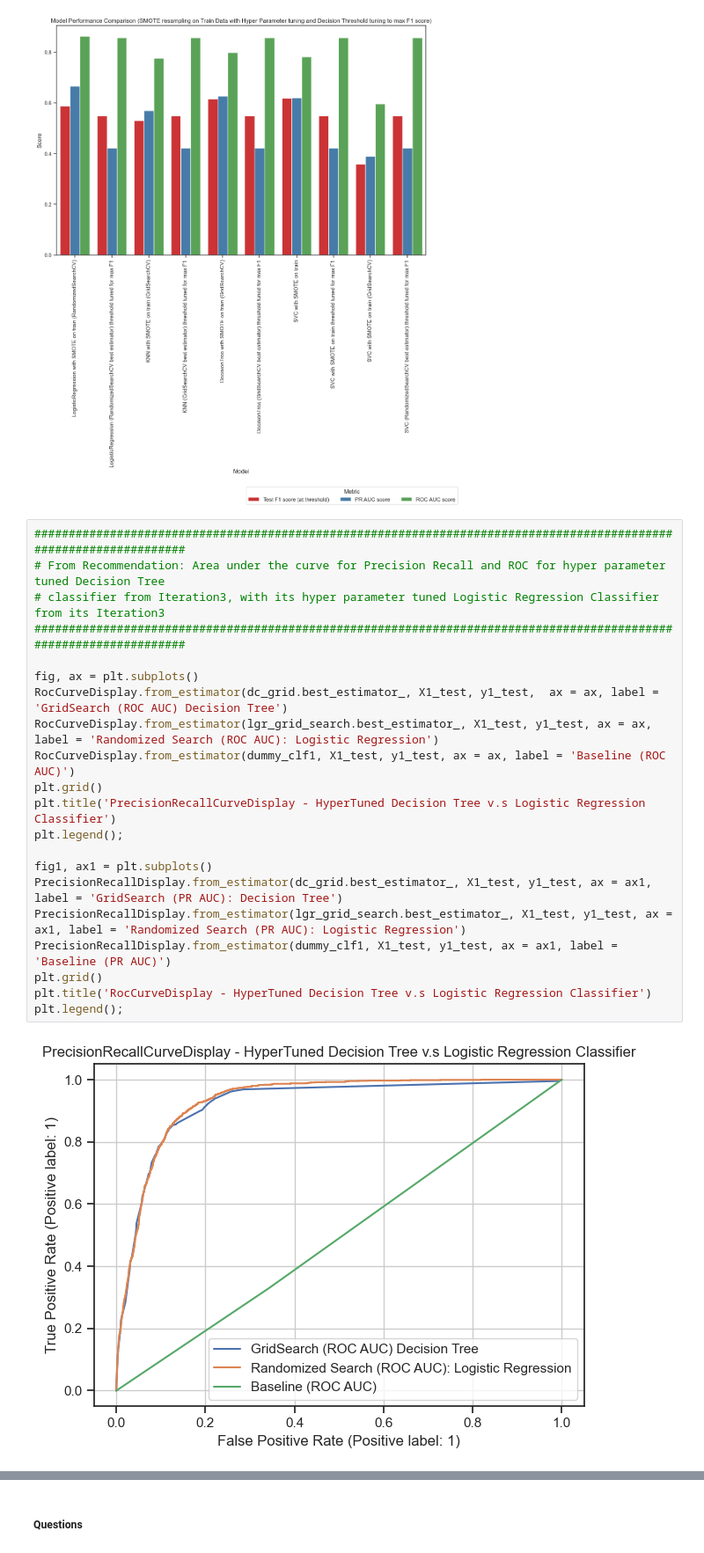
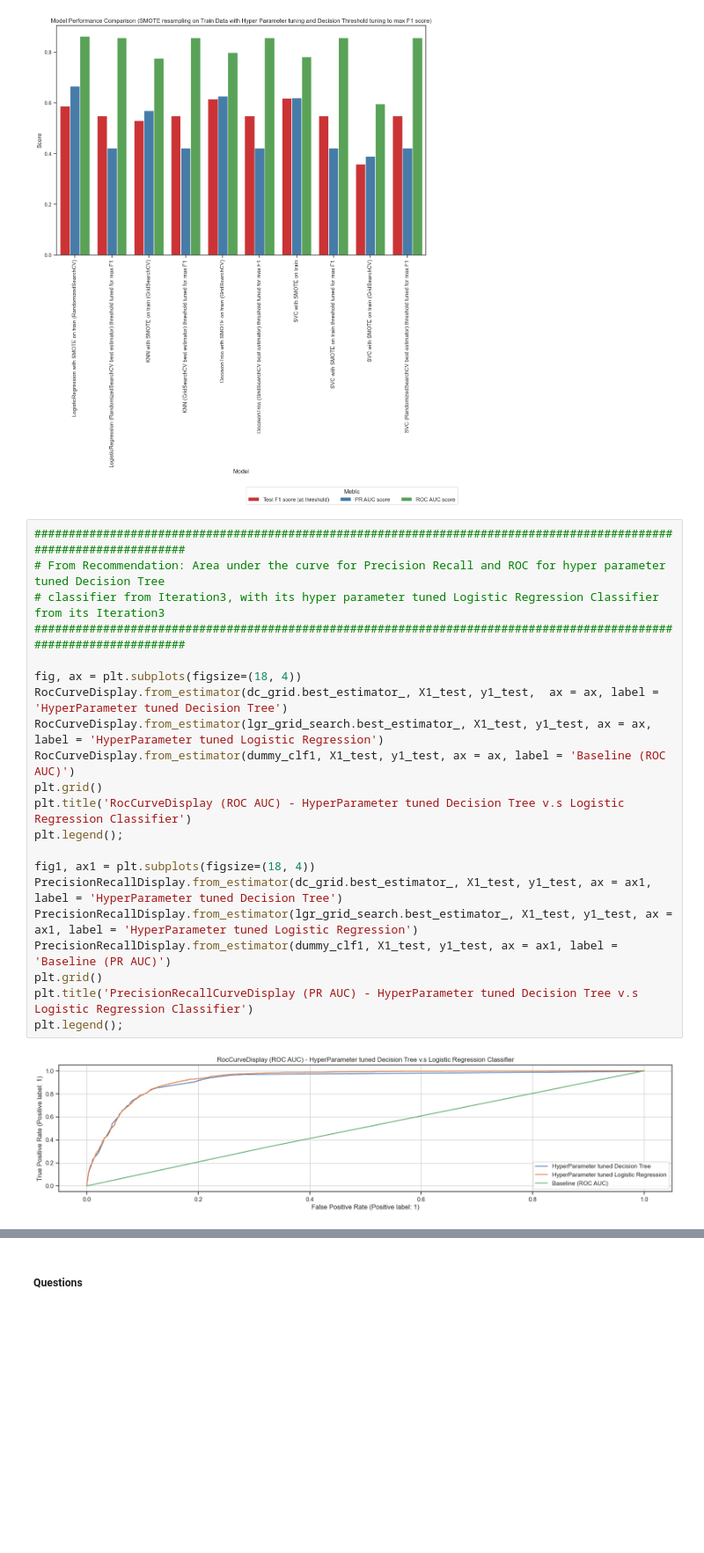
Before and after one commit to diptiaswath/clientSubscriptionPrediction, a Jupyter notebook: bank_subscriptions.ipynb, the cells around one changed output, grey strips where cells are left out. Shown at 88% size. Drawn from its saved outputs; the diff is of its cells as text; blank space fills up the shorter version.

Commit message:
PR AUC and ROC AUC curve plots labels fixed

```diff
--- a/bank_subscriptions.ipynb
+++ b/bank_subscriptions.ipynb
@@ -3366,23 +3366,23 @@ plt.show()
 # %%
 ###################################################################################################################
 # From Recommendation: Area under the curve for Precision Recall and ROC for hyper parameter tuned Decision Tree
 # classifier from Iteration3, with its hyper parameter tuned Logistic Regression Classifier from its Iteration3
 ###################################################################################################################
 
-fig, ax = plt.subplots()
-RocCurveDisplay.from_estimator(dc_grid.best_estimator_, X1_test, y1_test,  ax = ax, label = 'GridSearch (ROC AUC) Decision Tree')
-RocCurveDisplay.from_estimator(lgr_grid_search.best_estimator_, X1_test, y1_test, ax = ax, label = 'Randomized Search (ROC AUC): Logistic Regression')
+fig, ax = plt.subplots(figsize=(18, 4))
+RocCurveDisplay.from_estimator(dc_grid.best_estimator_, X1_test, y1_test,  ax = ax, label = 'HyperParameter tuned Decision Tree')
+RocCurveDisplay.from_estimator(lgr_grid_search.best_estimator_, X1_test, y1_test, ax = ax, label = 'HyperParameter tuned Logistic Regression')
 RocCurveDisplay.from_estimator(dummy_clf1, X1_test, y1_test, ax = ax, label = 'Baseline (ROC AUC)')
 plt.grid()
-plt.title('PrecisionRecallCurveDisplay - HyperTuned Decision Tree v.s Logistic Regression Classifier')
+plt.title('RocCurveDisplay (ROC AUC) - HyperParameter tuned Decision Tree v.s Logistic Regression Classifier')
 plt.legend();
 
-fig1, ax1 = plt.subplots()
-PrecisionRecallDisplay.from_estimator(dc_grid.best_estimator_, X1_test, y1_test, ax = ax1, label = 'GridSearch (PR AUC): Decision Tree')
-PrecisionRecallDisplay.from_estimator(lgr_grid_search.best_estimator_, X1_test, y1_test, ax = ax1, label = 'Randomized Search (PR AUC): Logistic Regression')
+fig1, ax1 = plt.subplots(figsize=(18, 4))
+PrecisionRecallDisplay.from_estimator(dc_grid.best_estimator_, X1_test, y1_test, ax = ax1, label = 'HyperParameter tuned Decision Tree')
+PrecisionRecallDisplay.from_estimator(lgr_grid_search.best_estimator_, X1_test, y1_test, ax = ax1, label = 'HyperParameter tuned Logistic Regression')
 PrecisionRecallDisplay.from_estimator(dummy_clf1, X1_test, y1_test, ax = ax1, label = 'Baseline (PR AUC)')
 plt.grid()
-plt.title('RocCurveDisplay - HyperTuned Decision Tree v.s Logistic Regression Classifier')
+plt.title('PrecisionRecallCurveDisplay (PR AUC) - HyperParameter tuned Decision Tree v.s Logistic Regression Classifier')
 plt.legend();
 # %% [output]
-[figure, old version]
+[figure, new version]
```
Also changed, not shown: parts of 1 cell of this notebook, 2 other files.
